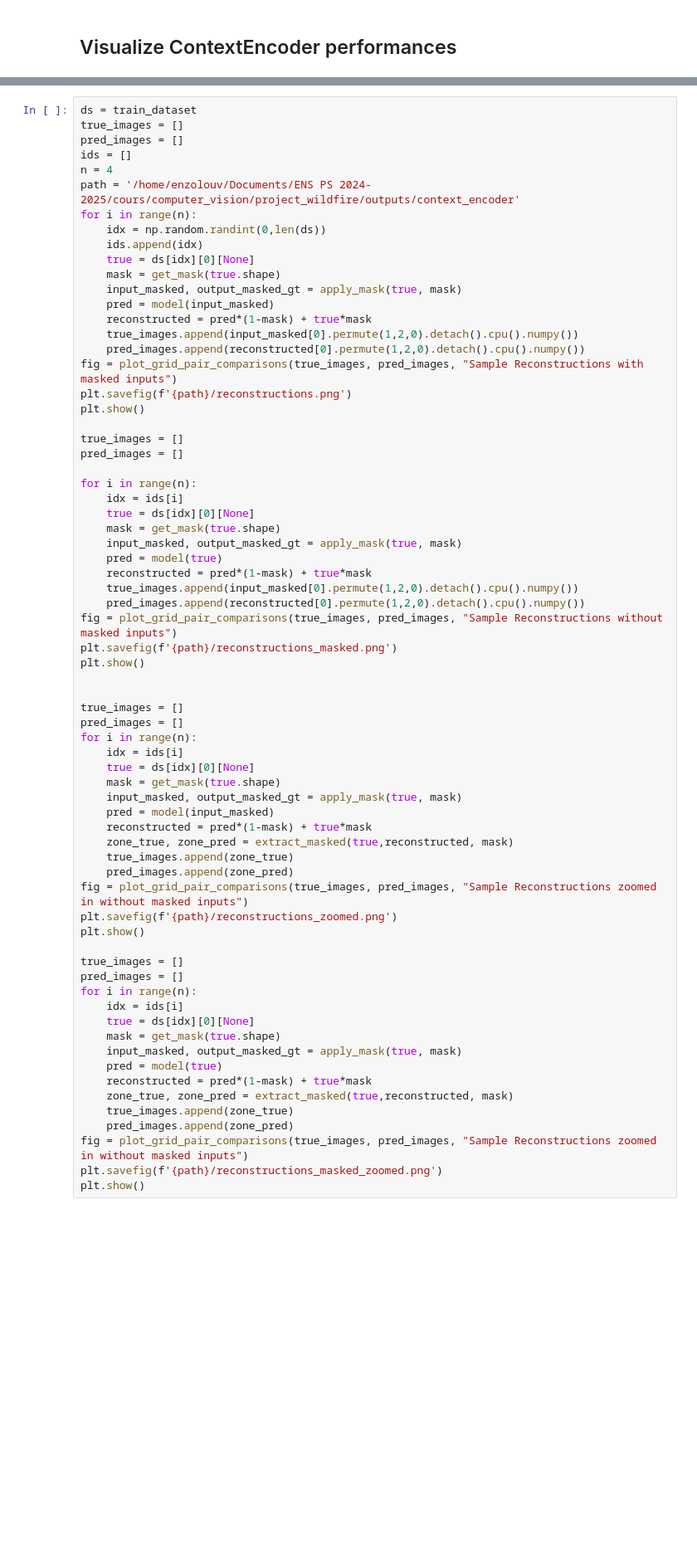
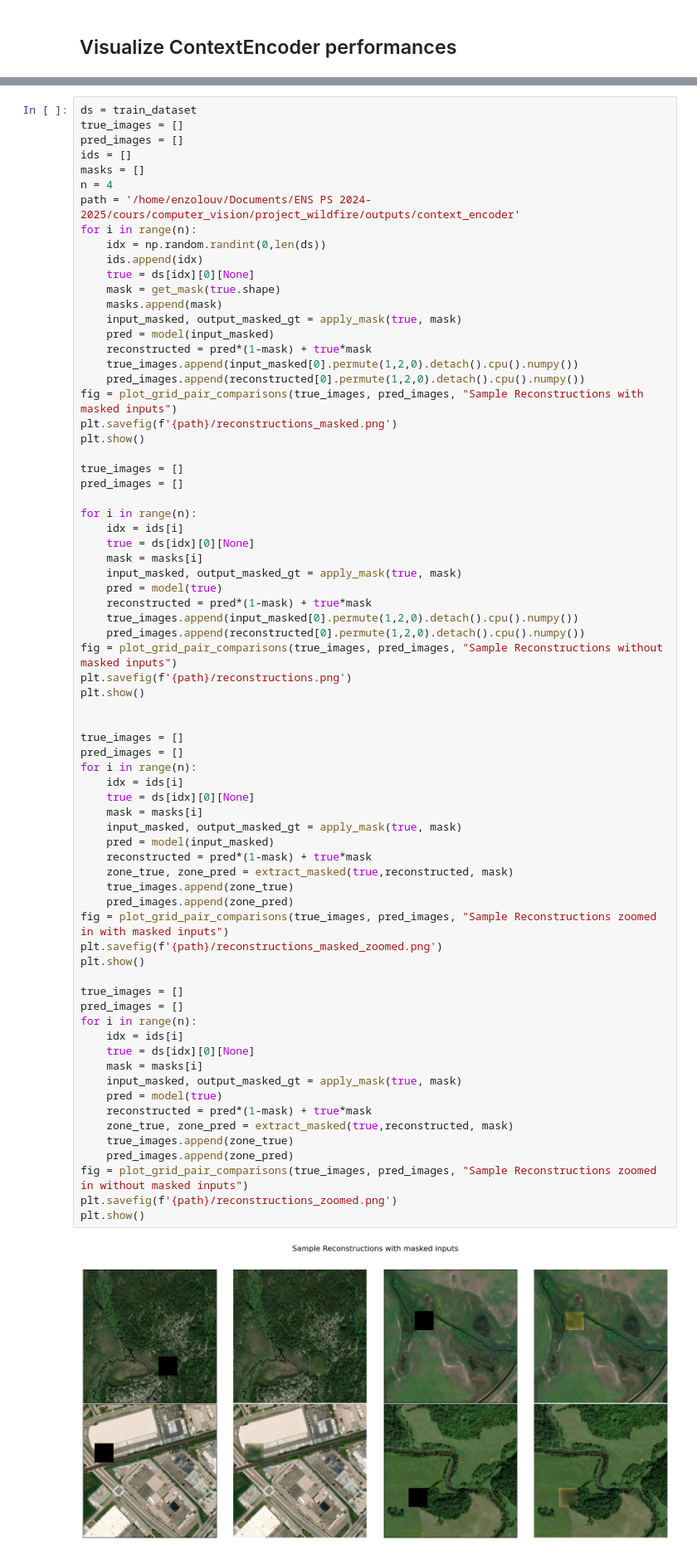
Before and after one commit to enzolvd/project_wildfire, a Jupyter notebook: context_encoder/visualisation.ipynb, the cells around one changed output, grey strips where cells are left out. Shown at 83% size. Cells and saved outputs as stored; diff of their text form; blank space fills up the shorter version.

```diff
--- a/context_encoder/visualisation.ipynb
+++ b/context_encoder/visualisation.ipynb
@@ -100,6 +100,7 @@ ds = train_dataset
 true_images = []
 pred_images = []
 ids = []
+masks = []
 n = 4
 path = '/home/enzolouv/Documents/ENS PS 2024-2025/cours/computer_vision/project_wildfire/outputs/context_encoder'
 for i in range(n):
@@ -107,60 +108,63 @@ for i in range(n):
     ids.append(idx)
     true = ds[idx][0][None]
     mask = get_mask(true.shape)
+    masks.append(mask)
     input_masked, output_masked_gt = apply_mask(true, mask)
     pred = model(input_masked)
     reconstructed = pred*(1-mask) + true*mask
     true_images.append(input_masked[0].permute(1,2,0).detach().cpu().numpy())
     pred_images.append(reconstructed[0].permute(1,2,0).detach().cpu().numpy())
 fig = plot_grid_pair_comparisons(true_images, pred_images, "Sample Reconstructions with masked inputs")
-plt.savefig(f'{path}/reconstructions.png')
+plt.savefig(f'{path}/reconstructions_masked.png')
 plt.show()
 
 true_images = []
 pred_images = []
 
 for i in range(n):
     idx = ids[i]
     true = ds[idx][0][None]
-    mask = get_mask(true.shape)
+    mask = masks[i]
     input_masked, output_masked_gt = apply_mask(true, mask)
     pred = model(true)
     reconstructed = pred*(1-mask) + true*mask
     true_images.append(input_masked[0].permute(1,2,0).detach().cpu().numpy())
     pred_images.append(reconstructed[0].permute(1,2,0).detach().cpu().numpy())
 fig = plot_grid_pair_comparisons(true_images, pred_images, "Sample Reconstructions without masked inputs")
-plt.savefig(f'{path}/reconstructions_masked.png')
+plt.savefig(f'{path}/reconstructions.png')
 plt.show()
 
 
 true_images = []
 pred_images = []
 for i in range(n):
     idx = ids[i]
     true = ds[idx][0][None]
-    mask = get_mask(true.shape)
+    mask = masks[i]
     input_masked, output_masked_gt = apply_mask(true, mask)
     pred = model(input_masked)
+    reconstructed = pred*(1-mask) + true*mask
+    zone_true, zone_pred = extract_masked(true,reconstructed, mask)
+    true_images.append(zone_true)
+    pred_images.append(zone_pred)
+fig = plot_grid_pair_comparisons(true_images, pred_images, "Sample Reconstructions zoomed in with masked inputs")
+plt.savefig(f'{path}/reconstructions_masked_zoomed.png')
+plt.show()
+
+true_images = []
+pred_images = []
+for i in range(n):
+    idx = ids[i]
+    true = ds[idx][0][None]
+    mask = masks[i]
+    input_masked, output_masked_gt = apply_mask(true, mask)
+    pred = model(true)
     reconstructed = pred*(1-mask) + true*mask
     zone_true, zone_pred = extract_masked(true,reconstructed, mask)
     true_images.append(zone_true)
     pred_images.append(zone_pred)
 fig = plot_grid_pair_comparisons(true_images, pred_images, "Sample Reconstructions zoomed in without masked inputs")
 plt.savefig(f'{path}/reconstructions_zoomed.png')
 plt.show()
-
-true_images = []
-pred_images = []
-for i in range(n):
-    idx = ids[i]
-    true = ds[idx][0][None]
-    mask = get_mask(true.shape)
-    input_masked, output_masked_gt = apply_mask(true, mask)
-    pred = model(true)
-    reconstructed = pred*(1-mask) + true*mask
-    zone_true, zone_pred = extract_masked(true,reconstructed, mask)
-    true_images.append(zone_true)
-    pred_images.append(zone_pred)
-fig = plot_grid_pair_comparisons(true_images, pred_images, "Sample Reconstructions zoomed in without masked inputs")
-plt.savefig(f'{path}/reconstructions_masked_zoomed.png')
-plt.show()
+# %% [output]
+[figure, added]
```
Also changed, not shown: parts of 1 cell of this notebook, 8 other files.
